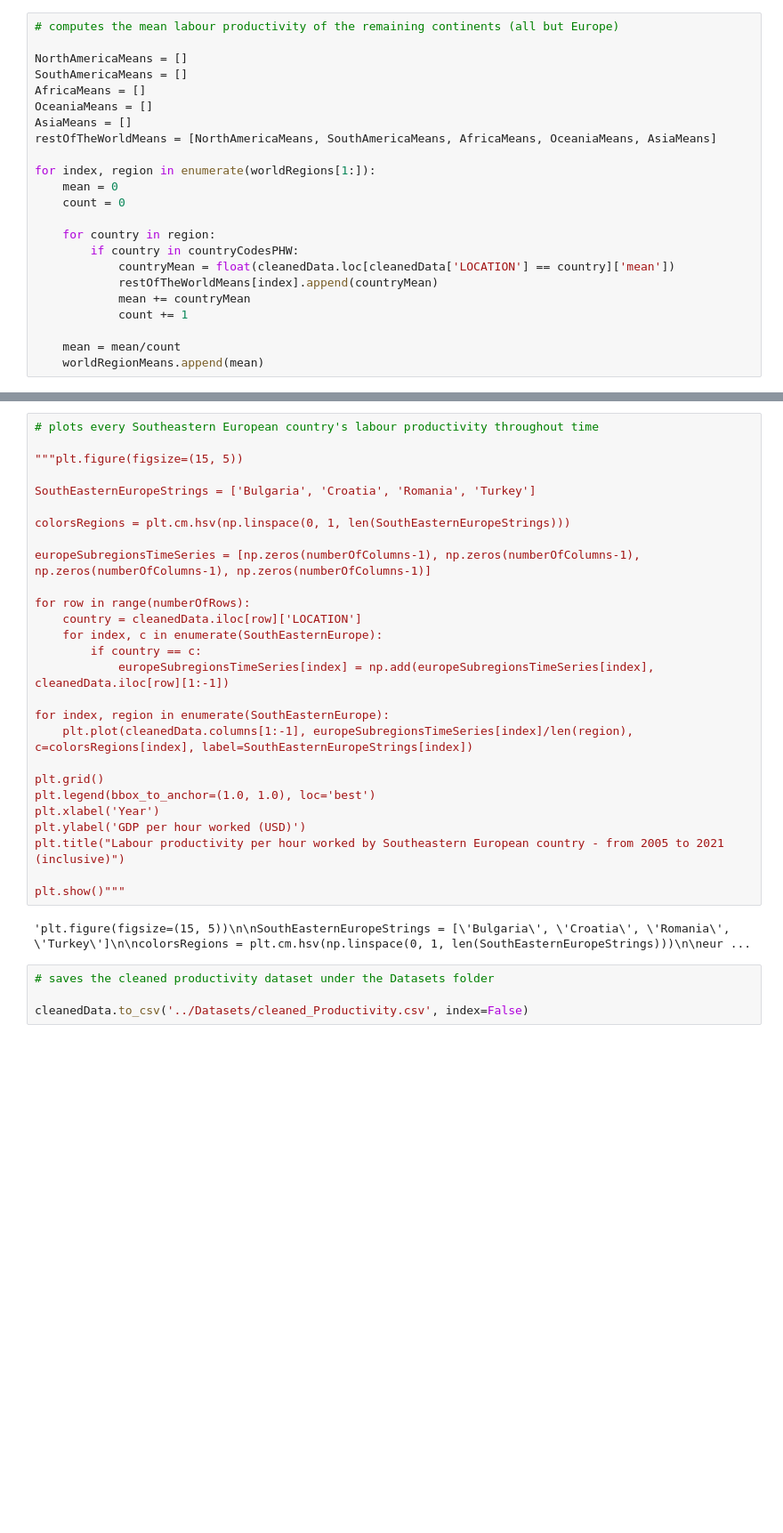
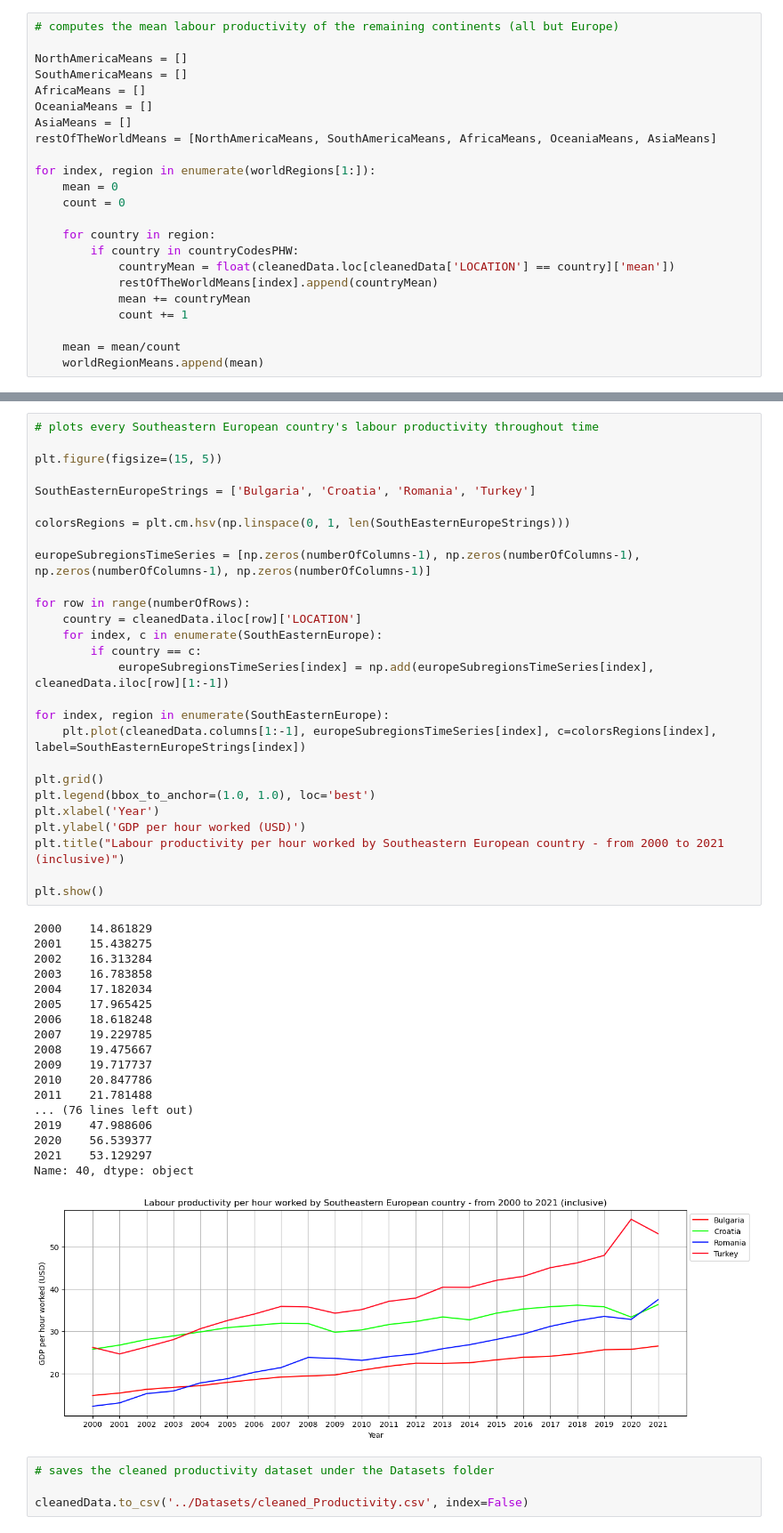
Before and after one commit to JoanneLin168/ADS-European-Productivity, a Jupyter notebook: Notebooks/gdpDataset.ipynb, the cells around one changed output, grey strips where cells are left out. Shown at 89% size. Cells and saved outputs as stored; diff of their text form; blank space fills up the shorter version.

```diff
--- a/Notebooks/gdpDataset.ipynb
+++ b/Notebooks/gdpDataset.ipynb
@@ -370,32 +386,49 @@ plt.show()
 # %%
 # plots every Southeastern European country's labour productivity throughout time
 
-"""plt.figure(figsize=(15, 5))
+plt.figure(figsize=(15, 5))
 
 SouthEasternEuropeStrings = ['Bulgaria', 'Croatia', 'Romania', 'Turkey']
 
 colorsRegions = plt.cm.hsv(np.linspace(0, 1, len(SouthEasternEuropeStrings)))
 
 europeSubregionsTimeSeries = [np.zeros(numberOfColumns-1), np.zeros(numberOfColumns-1), np.zeros(numberOfColumns-1), np.zeros(numberOfColumns-1)]
 
 for row in range(numberOfRows):
     country = cleanedData.iloc[row]['LOCATION']
     for index, c in enumerate(SouthEasternEurope):
         if country == c:
             europeSubregionsTimeSeries[index] = np.add(europeSubregionsTimeSeries[index], cleanedData.iloc[row][1:-1])
 
 for index, region in enumerate(SouthEasternEurope):
-    plt.plot(cleanedData.columns[1:-1], europeSubregionsTimeSeries[index]/len(region), c=colorsRegions[index], label=SouthEasternEuropeStrings[index])
+    plt.plot(cleanedData.columns[1:-1], europeSubregionsTimeSeries[index], c=colorsRegions[index], label=SouthEasternEuropeStrings[index])
 
 plt.grid()
 plt.legend(bbox_to_anchor=(1.0, 1.0), loc='best')
 plt.xlabel('Year')
 plt.ylabel('GDP per hour worked (USD)')
-plt.title("Labour productivity per hour worked by Southeastern European country - from 2005 to 2021 (inclusive)")
+plt.title("Labour productivity per hour worked by Southeastern European country - from 2000 to 2021 (inclusive)")
 
-plt.show()"""
+plt.show()
 # %% [output]
-'plt.figure(figsize=(15, 5))\n\nSouthEasternEuropeStrings = [\'Bulgaria\', \'Croatia\', \'Romania\', \'Turkey\']\n\ncolorsRegions = plt.cm.hsv(np.linspace(0, 1, len(SouthEasternEuropeStrings)))\n\neur ...
+2000    14.861829
+2001    15.438275
+2002    16.313284
+2003    16.783858
+2004    17.182034
+2005    17.965425
+2006    18.618248
+2007    19.229785
+2008    19.475667
+2009    19.717737
+2010    20.847786
+2011    21.781488
+... (76 lines left out)
+2019    47.988606
+2020    56.539377
+2021    53.129297
+Name: 40, dtype: object
+[figure, added]
 # %%
 # saves the cleaned productivity dataset under the Datasets folder
 
```
Also changed, not shown: parts of 7 cells of this notebook, 1 other file.
